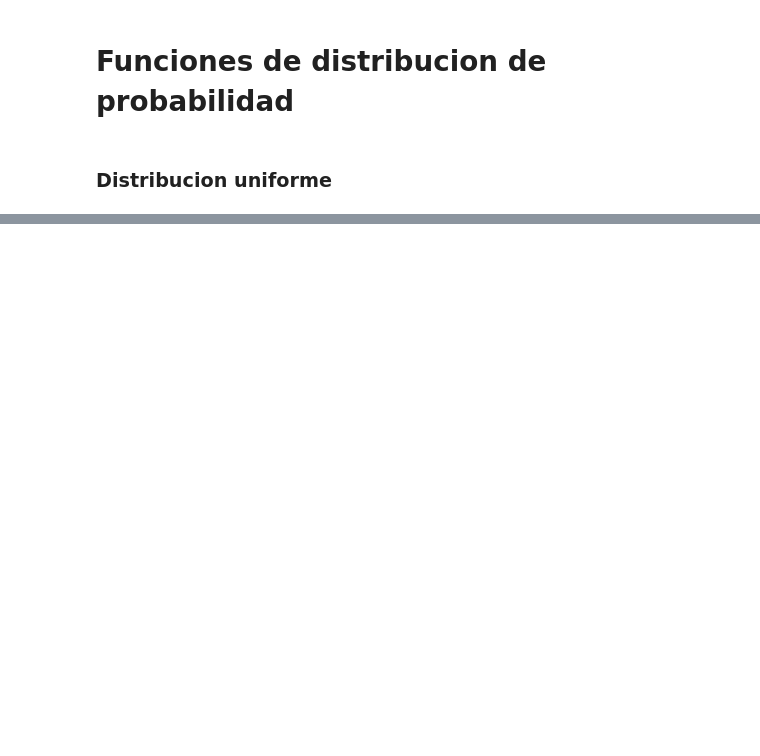
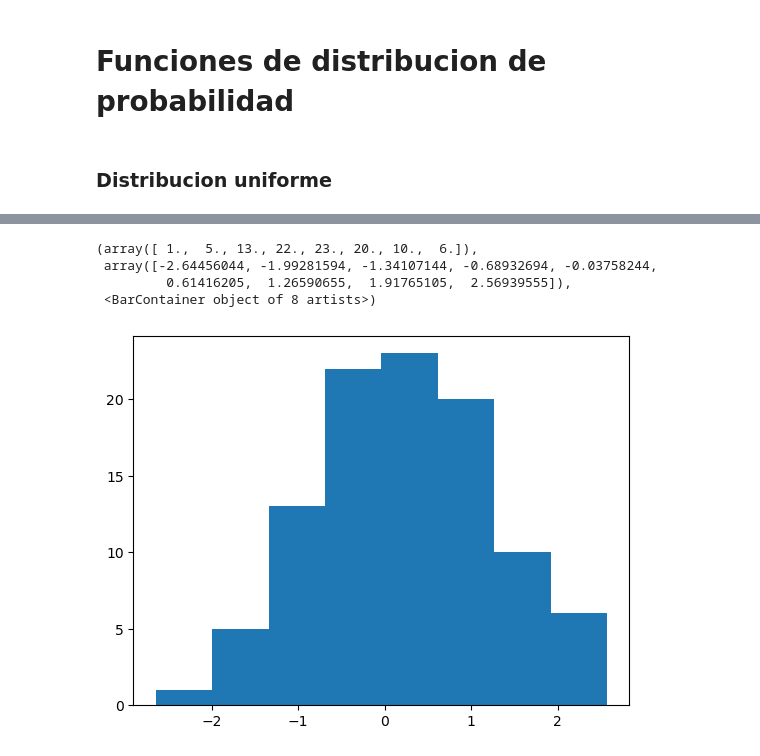
Before and after one commit to Manuelmontas02/python-ml-course, a Jupyter notebook: notebooks_propios/T2 - 2 - Data Cleaning - Funciones de distribucion de probabilidad.ipynb, the cells around one changed output, grey strips where cells are left out. Cells and saved outputs as stored; diff of their text form; code cells hidden in the pictures; blank space fills up the shorter version.

```diff
--- a/notebooks_propios/T2 - 2 - Data Cleaning - Funciones de distribucion de probabilidad.ipynb
+++ b/notebooks_propios/T2 - 2 - Data Cleaning - Funciones de distribucion de probabilidad.ipynb
@@ -20,0 +31,8 @@ Text(0.5, 1.0, 'Uniform distribution')
+# %%
+plt.hist(data, bins = int(np.ceil(1 + np.log2(len(data)))))
+# %% [output]
+(array([ 1.,  5., 13., 22., 23., 20., 10.,  6.]),
+ array([-2.64456044, -1.99281594, -1.34107144, -0.68932694, -0.03758244,
+         0.61416205,  1.26590655,  1.91765105,  2.56939555]),
+ <BarContainer object of 8 artists>)
+[figure, added]
```
Also changed, not shown: parts of 25 cells of this notebook, 1 other file.
